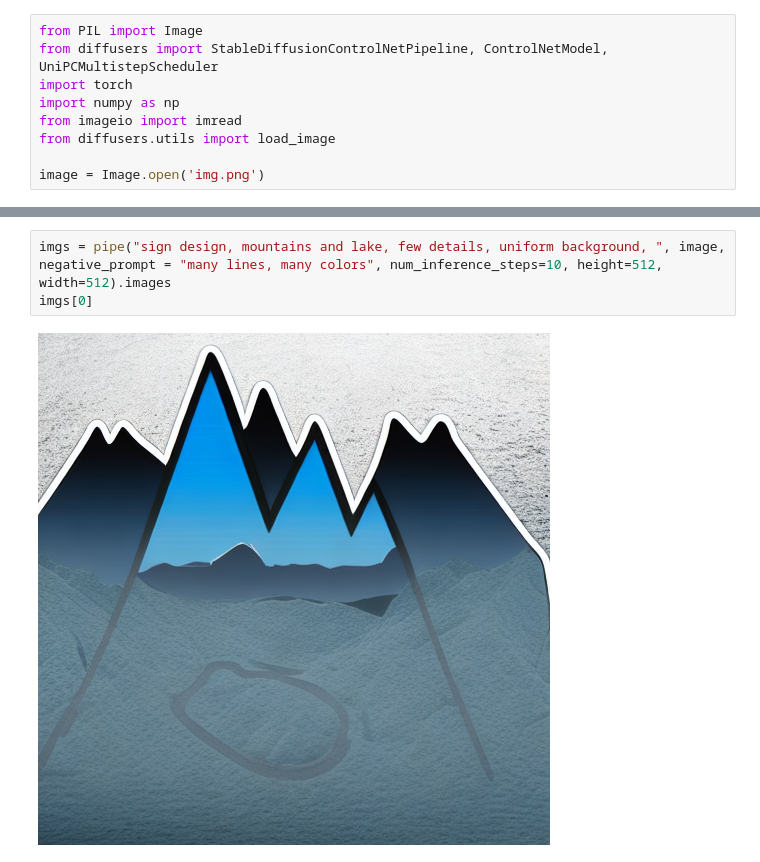
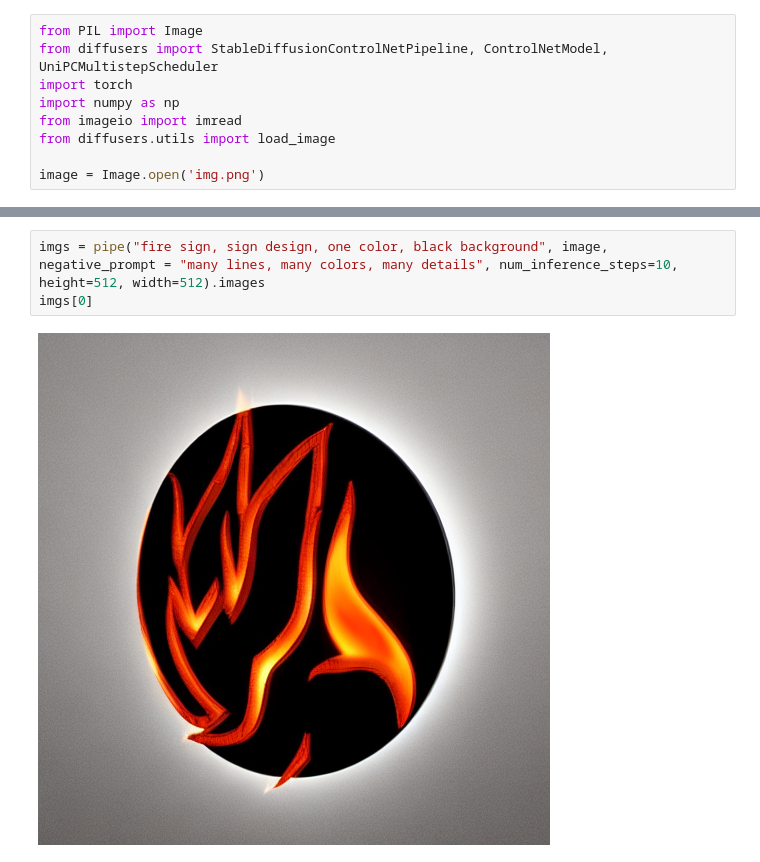
Before and after one commit to olegg366/Artist, a Jupyter notebook: code.ipynb, the cells around one changed output, grey strips where cells are left out. Cells and saved outputs as stored; diff of their text form.

```diff
--- a/code.ipynb
+++ b/code.ipynb
@@ -183,5 +178,5 @@ You have disabled the safety checker for <class 'diffusers.pipelines.controlnet.
 # %%
-imgs = pipe("sign design, mountains and lake, few details, uniform background, ", image, negative_prompt = "many lines, many colors", num_inference_steps=10, height=512, width=512).images
+imgs = pipe("fire sign, sign design, one color, black background", image, negative_prompt = "many lines, many colors, many details", num_inference_steps=10, height=512, width=512).images
 imgs[0]
 # %% [output]
-[figure, old version]
+[figure, new version]
```
Also changed, not shown: parts of 1 cell of this notebook, 6 other files.
